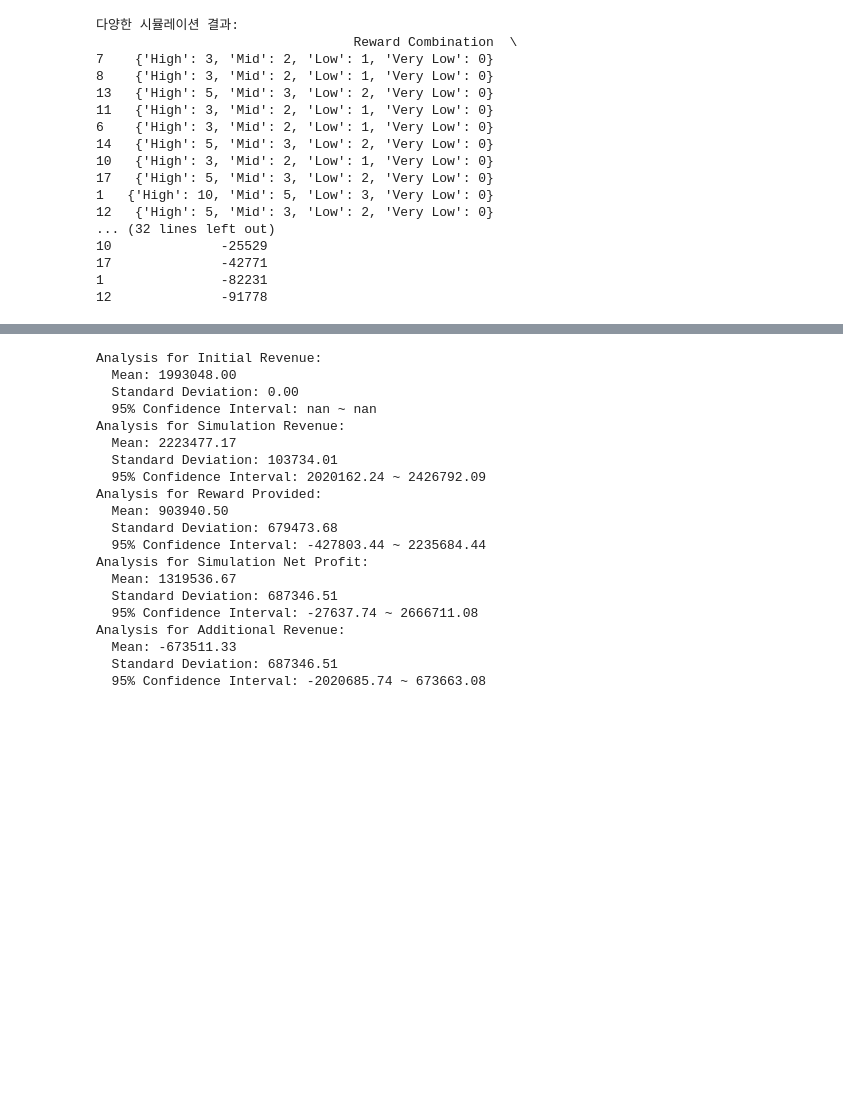
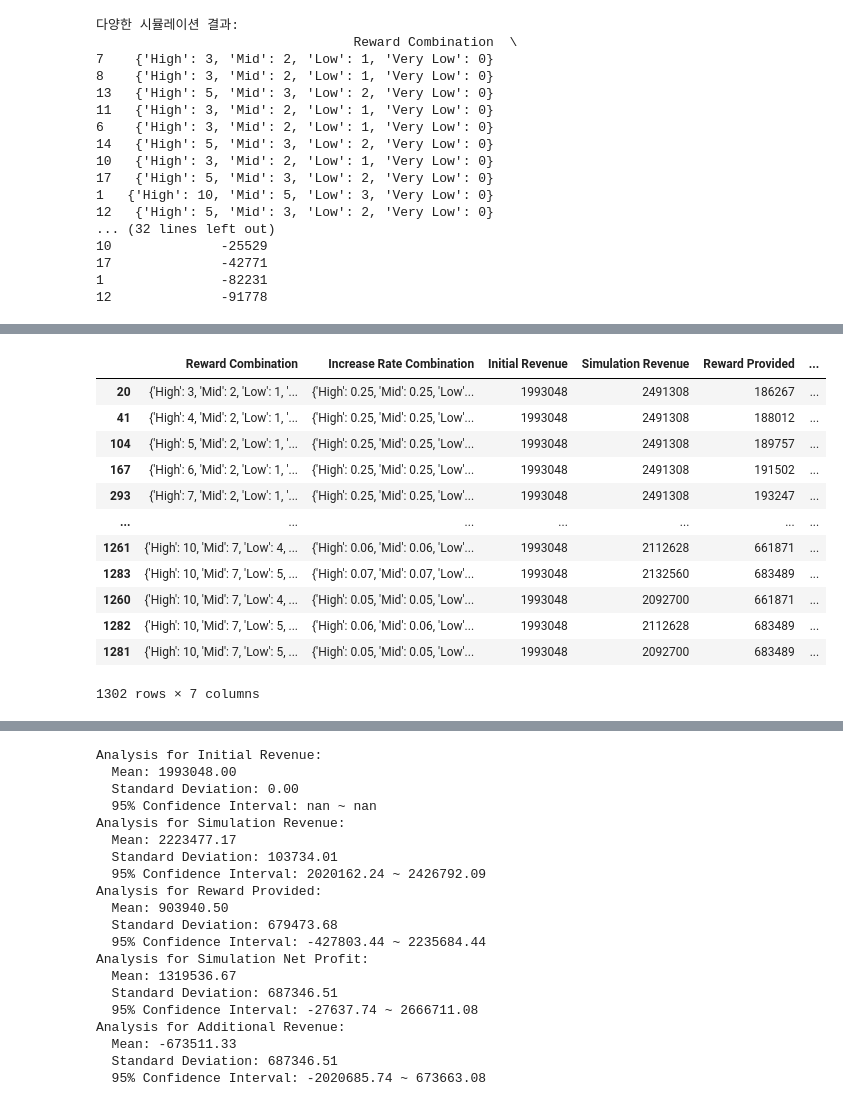
Before and after one commit to dothegee/ecommerce_project, a Jupyter notebook: code/simulation.ipynb, the cells around one changed output, grey strips where cells are left out. Cells and saved outputs as stored; diff of their text form; code cells hidden in the pictures; blank space fills up the shorter version.

```diff
--- a/code/simulation.ipynb
+++ b/code/simulation.ipynb
@@ -382,0 +293,16 @@ print(simulation_df.nlargest(10, 'Simulation Net Profit'))
+# %%
+simulation_df2.sort_values(by = ['Additional Revenue'], ascending=False)
+# %% [output]
+|  | Reward Combination | Increase Rate Combination | Initial Revenue | Simulation Revenue | Reward Provided | ... |
+| 20 | {'High': 3, 'Mid': 2, 'Low': 1, '... | {'High': 0.25, 'Mid': 0.25, 'Low'... | 1993048 | 2491308 | 186267 | ... |
+| 41 | {'High': 4, 'Mid': 2, 'Low': 1, '... | {'High': 0.25, 'Mid': 0.25, 'Low'... | 1993048 | 2491308 | 188012 | ... |
+| 104 | {'High': 5, 'Mid': 2, 'Low': 1, '... | {'High': 0.25, 'Mid': 0.25, 'Low'... | 1993048 | 2491308 | 189757 | ... |
+| 167 | {'High': 6, 'Mid': 2, 'Low': 1, '... | {'High': 0.25, 'Mid': 0.25, 'Low'... | 1993048 | 2491308 | 191502 | ... |
+| 293 | {'High': 7, 'Mid': 2, 'Low': 1, '... | {'High': 0.25, 'Mid': 0.25, 'Low'... | 1993048 | 2491308 | 193247 | ... |
+| ... | ... | ... | ... | ... | ... | ... |
+| 1261 | {'High': 10, 'Mid': 7, 'Low': 4, ... | {'High': 0.06, 'Mid': 0.06, 'Low'... | 1993048 | 2112628 | 661871 | ... |
+| 1283 | {'High': 10, 'Mid': 7, 'Low': 5, ... | {'High': 0.07, 'Mid': 0.07, 'Low'... | 1993048 | 2132560 | 683489 | ... |
+| 1260 | {'High': 10, 'Mid': 7, 'Low': 4, ... | {'High': 0.05, 'Mid': 0.05, 'Low'... | 1993048 | 2092700 | 661871 | ... |
+| 1282 | {'High': 10, 'Mid': 7, 'Low': 5, ... | {'High': 0.06, 'Mid': 0.06, 'Low'... | 1993048 | 2112628 | 683489 | ... |
+| 1281 | {'High': 10, 'Mid': 7, 'Low': 5, ... | {'High': 0.05, 'Mid': 0.05, 'Low'... | 1993048 | 2092700 | 683489 | ... |
+1302 rows × 7 columns
```
Also changed, not shown: parts of 20 cells of this notebook.
